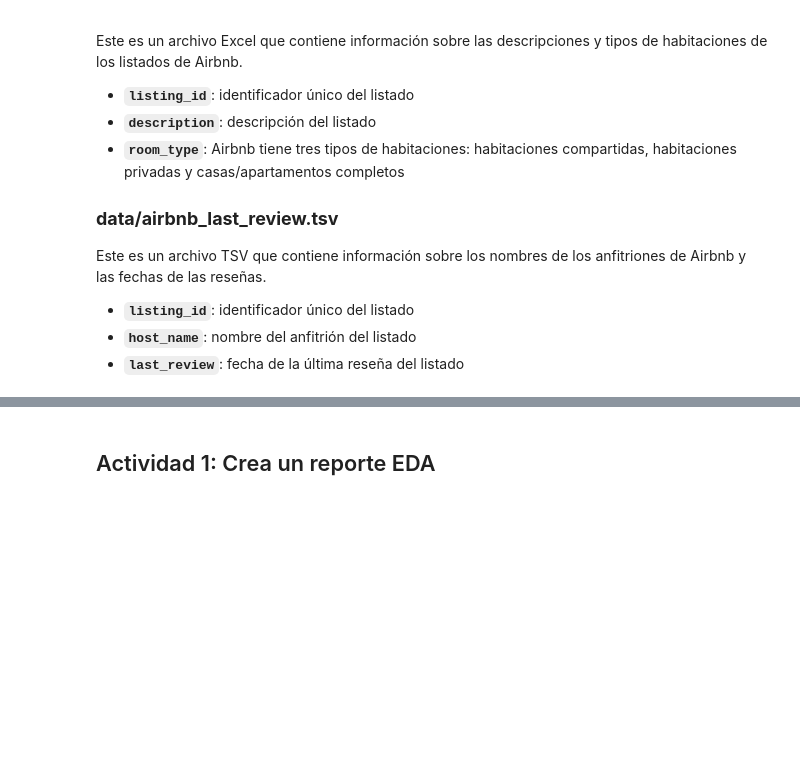
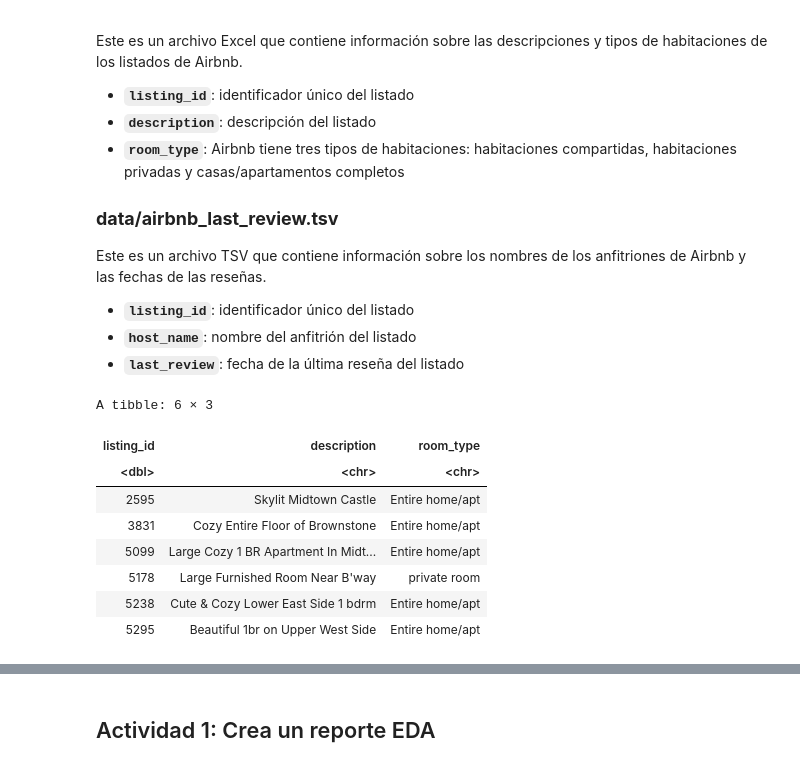
Before and after one commit to olmedoj/tarea-en-r, a Jupyter notebook: ANALISIS DE DATOS EN R II.ipynb, the cells around one changed output, grey strips where cells are left out. Saved outputs shown, nothing was run; the diff lists cells and outputs as text; code cells hidden in the pictures; blank space fills up the shorter version.

```diff
--- a/ANALISIS DE DATOS EN R II.ipynb
+++ b/ANALISIS DE DATOS EN R II.ipynb
@@ -492,0 +496,12 @@ unzip("data.zip")
+# %%
+head(data_xslx)
+# %% [output]
+A tibble: 6 × 3
+| listing_id | description | room_type |
+| <dbl> | <chr> | <chr> |
+| 2595 | Skylit Midtown Castle | Entire home/apt |
+| 3831 | Cozy Entire Floor of Brownstone | Entire home/apt |
+| 5099 | Large Cozy 1 BR Apartment In Midt... | Entire home/apt |
+| 5178 | Large Furnished Room Near B'way | private room |
+| 5238 | Cute & Cozy Lower East Side 1 bdrm | Entire home/apt |
+| 5295 | Beautiful 1br on Upper West Side | Entire home/apt |
```
Also changed, not shown: parts of 11 cells of this notebook.
